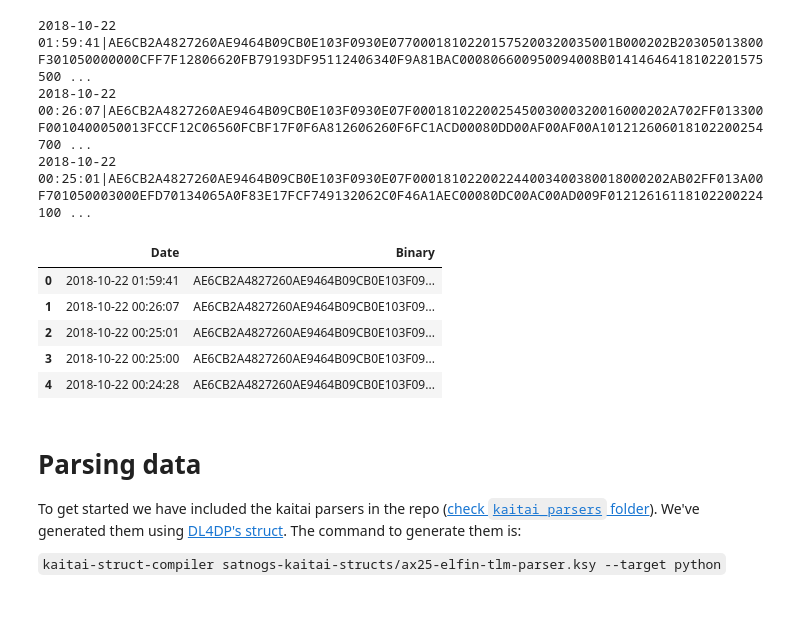
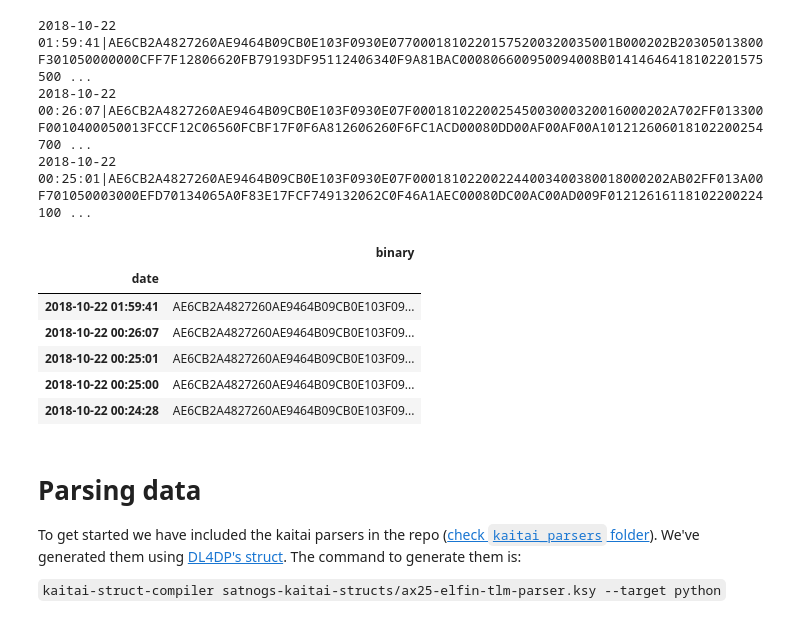
Before and after one commit to geugenm/polaris, a Jupyter notebook: notebooks/parser.ipynb, the cells around one changed output. Saved outputs shown, nothing was run; the diff lists cells and outputs as text; code cells hidden in the pictures.

```diff
--- a/notebooks/parser.ipynb
+++ b/notebooks/parser.ipynb
@@ -21,15 +21,16 @@ sys.path.append('..') # Needed for importing kaitai modules from the directory a
 2018-10-22 00:26:07|AE6CB2A4827260AE9464B09CB0E103F0930E07F000181022002545003000320016000202A702FF013300F0010400050013FCCF12C06560FCBF17F0F6A812606260F6FC1ACD00080DD00AF00AF00A101212606018102200254700 ...
 2018-10-22 00:25:01|AE6CB2A4827260AE9464B09CB0E103F0930E07F000181022002244003400380018000202AB02FF013A00F701050003000EFD70134065A0F83E17FCF749132062C0F46A1AEC00080DC00AC00AD009F01212616118102200224100 ...
 # %%
-df_data = pd.read_csv("../data/43617-482-20181022T023205Z-month.csv", names=['Date', 'Binary'], sep='|')
+df_data = pd.read_csv('../data/43617-482-20181022T023205Z-month.csv', index_col=0, names=['date', 'binary'], sep='|')
 df_data.head()
 # %% [output]
-|  | Date | Binary |
-| 0 | 2018-10-22 01:59:41 | AE6CB2A4827260AE9464B09CB0E103F09... |
-| 1 | 2018-10-22 00:26:07 | AE6CB2A4827260AE9464B09CB0E103F09... |
-| 2 | 2018-10-22 00:25:01 | AE6CB2A4827260AE9464B09CB0E103F09... |
-| 3 | 2018-10-22 00:25:00 | AE6CB2A4827260AE9464B09CB0E103F09... |
-| 4 | 2018-10-22 00:24:28 | AE6CB2A4827260AE9464B09CB0E103F09... |
+|  | binary |
+| date |  |
+| 2018-10-22 01:59:41 | AE6CB2A4827260AE9464B09CB0E103F09... |
+| 2018-10-22 00:26:07 | AE6CB2A4827260AE9464B09CB0E103F09... |
+| 2018-10-22 00:25:01 | AE6CB2A4827260AE9464B09CB0E103F09... |
+| 2018-10-22 00:25:00 | AE6CB2A4827260AE9464B09CB0E103F09... |
+| 2018-10-22 00:24:28 | AE6CB2A4827260AE9464B09CB0E103F09... |
 # %% [markdown]
 # Parsing data
 To get started we have included the kaitai parsers in the repo ([check `kaitai_parsers` folder](kaitai_parsers)). We've generated them using [DL4DP's struct](https://github.com/DL4PD/satnogs-kaitai-structs). The command to generate them is:
```
Also changed, not shown: parts of 10 cells of this notebook.
